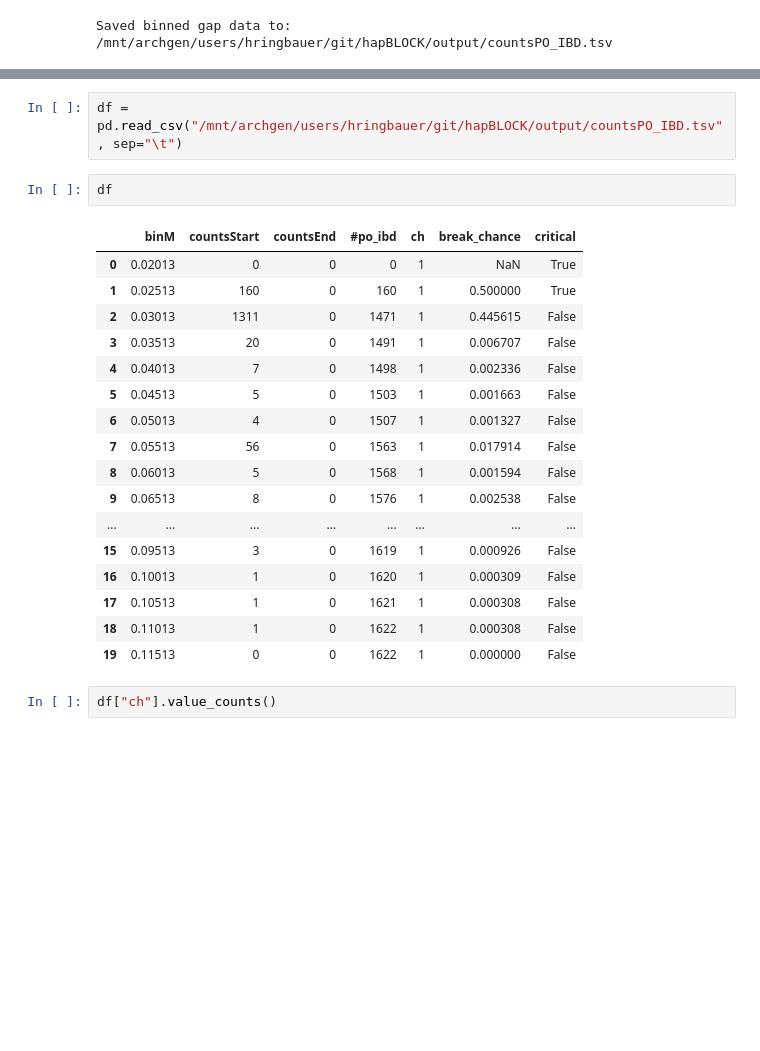
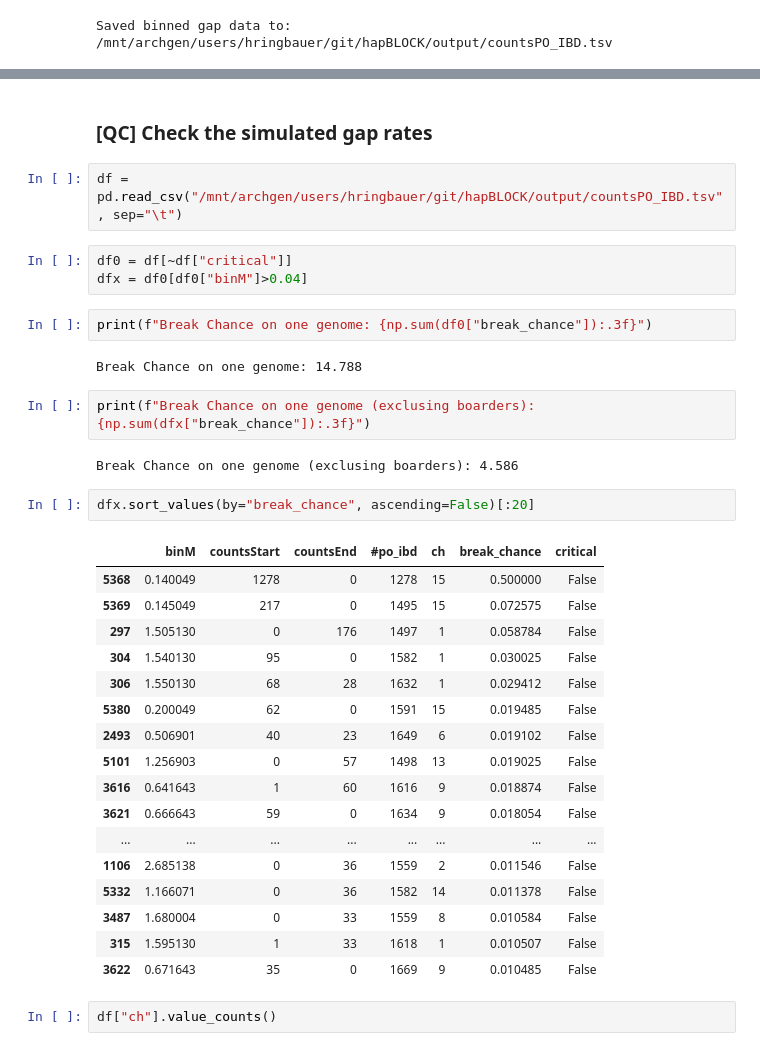
Before and after one commit to hringbauer/ancIBD, a Jupyter notebook: notebook/pedsim/analyse_gap_rate.ipynb, the cells around one changed output, grey strips where cells are left out. Drawn from its saved outputs; the diff is of its cells as text; blank space fills up the shorter version.

```diff
--- a/notebook/pedsim/analyse_gap_rate.ipynb
+++ b/notebook/pedsim/analyse_gap_rate.ipynb
@@ -414,25 +418,38 @@ Saved binned gap data to:
+# %% [markdown]
+### [QC] Check the simulated gap rates
 # %%
 df = pd.read_csv("/mnt/archgen/users/hringbauer/git/hapBLOCK/output/countsPO_IBD.tsv", sep="\t")
 # %%
-df
+df0 = df[~df["critical"]]
+dfx = df0[df0["binM"]>0.04]
-# %% [output]
-|  | binM | countsStart | countsEnd | #po_ibd | ch | break_chance | critical |
-| 0 | 0.02013 | 0 | 0 | 0 | 1 | NaN | True |
-| 1 | 0.02513 | 160 | 0 | 160 | 1 | 0.500000 | True |
-| 2 | 0.03013 | 1311 | 0 | 1471 | 1 | 0.445615 | False |
-| 3 | 0.03513 | 20 | 0 | 1491 | 1 | 0.006707 | False |
-| 4 | 0.04013 | 7 | 0 | 1498 | 1 | 0.002336 | False |
-| 5 | 0.04513 | 5 | 0 | 1503 | 1 | 0.001663 | False |
-| 6 | 0.05013 | 4 | 0 | 1507 | 1 | 0.001327 | False |
-| 7 | 0.05513 | 56 | 0 | 1563 | 1 | 0.017914 | False |
-| 8 | 0.06013 | 5 | 0 | 1568 | 1 | 0.001594 | False |
-| 9 | 0.06513 | 8 | 0 | 1576 | 1 | 0.002538 | False |
-| ... | ... | ... | ... | ... | ... | ... | ... |
-| 15 | 0.09513 | 3 | 0 | 1619 | 1 | 0.000926 | False |
-| 16 | 0.10013 | 1 | 0 | 1620 | 1 | 0.000309 | False |
-| 17 | 0.10513 | 1 | 0 | 1621 | 1 | 0.000308 | False |
-| 18 | 0.11013 | 1 | 0 | 1622 | 1 | 0.000308 | False |
-| 19 | 0.11513 | 0 | 0 | 1622 | 1 | 0.000000 | False |
+# %%
+print(f"Break Chance on one genome: {np.sum(df0["break_chance"]):.3f}")
+# %% [output]
+Break Chance on one genome: 14.788
+# %%
+print(f"Break Chance on one genome (exclusing boarders): {np.sum(dfx["break_chance"]):.3f}")
+# %% [output]
+Break Chance on one genome (exclusing boarders): 4.586
+# %%
+dfx.sort_values(by="break_chance", ascending=False)[:20]
+# %% [output]
+|  | binM | countsStart | countsEnd | #po_ibd | ch | break_chance | critical |
+| 5368 | 0.140049 | 1278 | 0 | 1278 | 15 | 0.500000 | False |
+| 5369 | 0.145049 | 217 | 0 | 1495 | 15 | 0.072575 | False |
+| 297 | 1.505130 | 0 | 176 | 1497 | 1 | 0.058784 | False |
+| 304 | 1.540130 | 95 | 0 | 1582 | 1 | 0.030025 | False |
+| 306 | 1.550130 | 68 | 28 | 1632 | 1 | 0.029412 | False |
+| 5380 | 0.200049 | 62 | 0 | 1591 | 15 | 0.019485 | False |
+| 2493 | 0.506901 | 40 | 23 | 1649 | 6 | 0.019102 | False |
+| 5101 | 1.256903 | 0 | 57 | 1498 | 13 | 0.019025 | False |
+| 3616 | 0.641643 | 1 | 60 | 1616 | 9 | 0.018874 | False |
+| 3621 | 0.666643 | 59 | 0 | 1634 | 9 | 0.018054 | False |
+| ... | ... | ... | ... | ... | ... | ... | ... |
+| 1106 | 2.685138 | 0 | 36 | 1559 | 2 | 0.011546 | False |
+| 5332 | 1.166071 | 0 | 36 | 1582 | 14 | 0.011378 | False |
+| 3487 | 1.680004 | 0 | 33 | 1559 | 8 | 0.010584 | False |
+| 315 | 1.595130 | 1 | 33 | 1618 | 1 | 0.010507 | False |
+| 3622 | 0.671643 | 35 | 0 | 1669 | 9 | 0.010485 | False |
 # %%
 df["ch"].value_counts()
 # %% [output]
```
Also changed, not shown: parts of 2 cells of this notebook, 2 other files.
